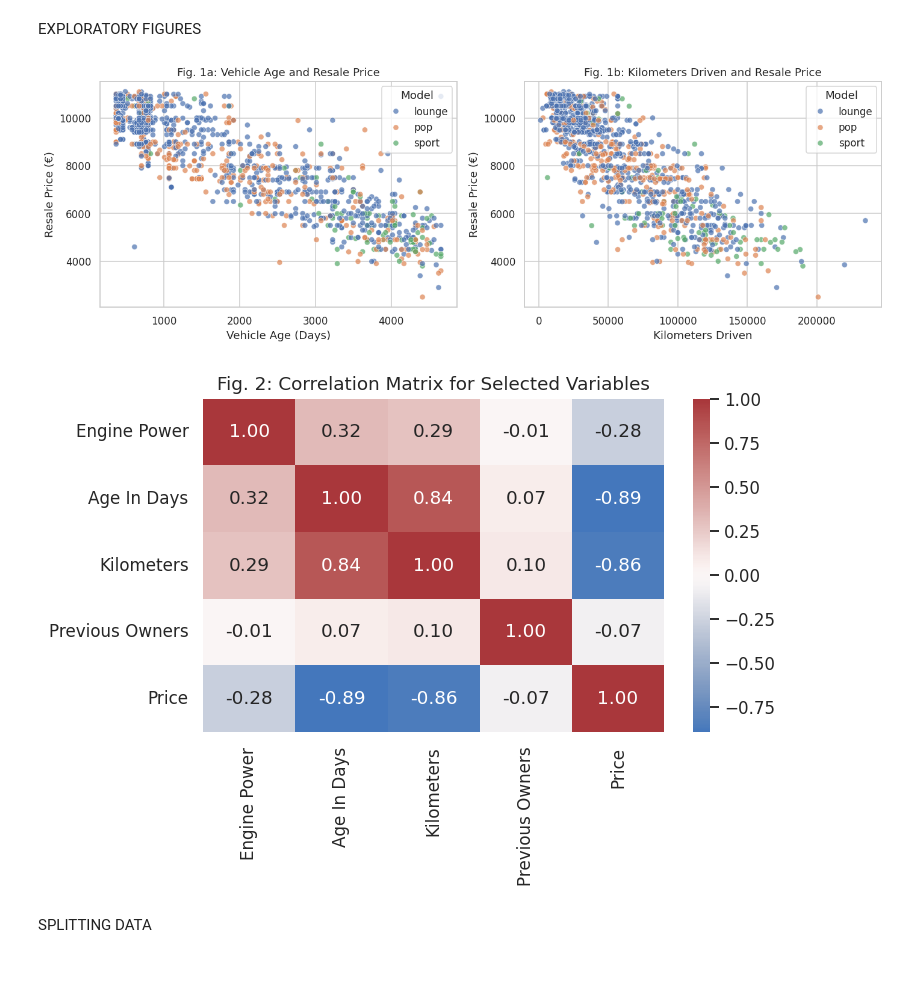
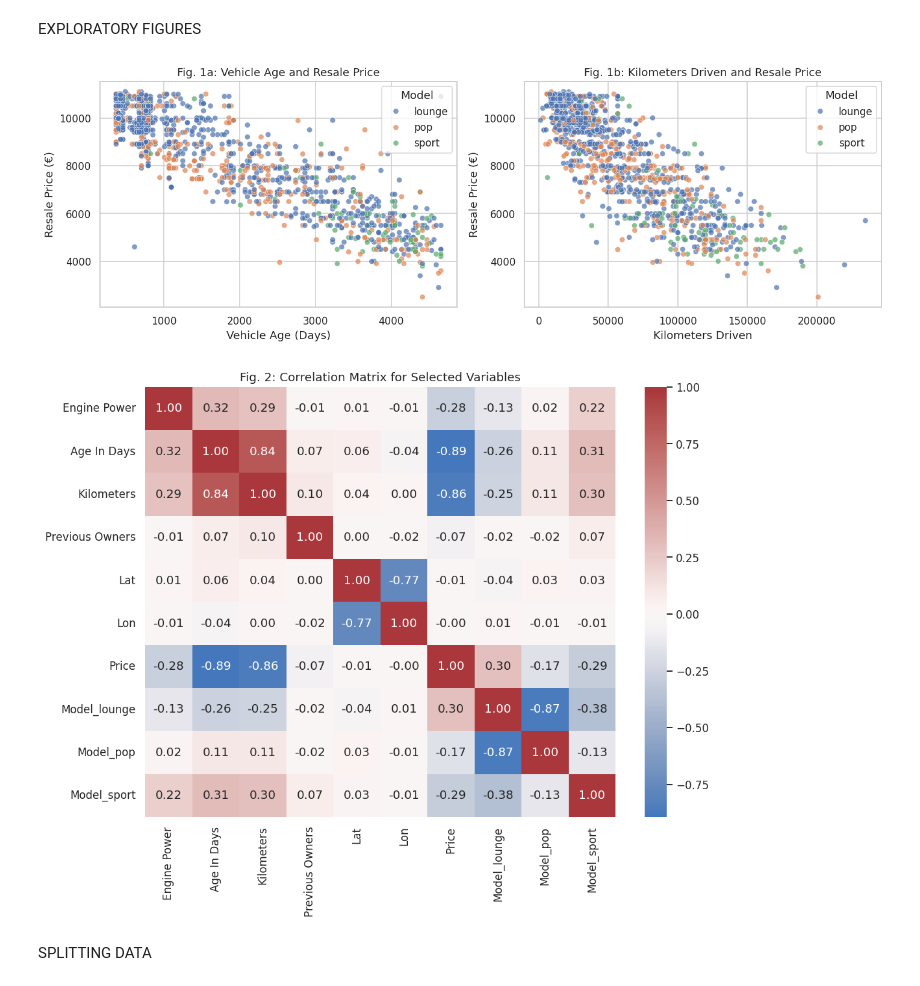
Before and after one commit to Bauer136/fiat500-resale-regression, a Jupyter notebook: FiatFumblers.ipynb, the cells around one changed output. Cells and saved outputs as stored; diff of their text form; code cells hidden in the pictures.

Commit message:
Updated comments and Heat map to include more params

```diff
--- a/FiatFumblers.ipynb
+++ b/FiatFumblers.ipynb
@@ -89,38 +74,39 @@ Rows: 1,520 | Columns: 8
 EXPLORATORY FIGURES
 # %%
 # Select features to analyze
-focus = ['Engine Power', 'Age In Days', 'Kilometers', 'Previous Owners', 'Price']
+focus = ['Engine Power', 'Age In Days', 'Kilometers', 'Previous Owners', 'Lat', 'Lon', 'Price']
 
 # Create two scatter plots side by side, coloured by trim
 fig, axes = plt.subplots(1, 2, figsize=(13, 4.5))
 
 sns.scatterplot(data=fiat_data, x='Age In Days', y='Price', hue='Model',
                 alpha=0.7, ax=axes[0])
 axes[0].set_title('Fig. 1a: Vehicle Age and Resale Price')
 axes[0].set_xlabel('Vehicle Age (Days)')
 axes[0].set_ylabel('Resale Price (€)')
 
 sns.scatterplot(data=fiat_data, x='Kilometers', y='Price', hue='Model',
                 alpha=0.7, ax=axes[1])
 axes[1].set_title('Fig. 1b: Kilometers Driven and Resale Price')
 axes[1].set_xlabel('Kilometers Driven')
 axes[1].set_ylabel('Resale Price (€)')
 
 plt.tight_layout()
 plt.show()
 
 # Correlation heatmap
-plt.figure(figsize=(7, 5))
+plt.figure(figsize=(10, 8))
 
-sns.heatmap(fiat_data[focus].corr(), annot=True,
-            cmap='vlag', center=0, fmt='.2f')
+heat_data = pd.get_dummies(fiat_data[focus + ['Model']], columns=['Model'], drop_first=False, dtype=int) #Model param is text so each model got broken down into a 0/1 collumn that .corr() can accept
+
+sns.heatmap(heat_data.corr(), annot=True, cmap='vlag', center=0, fmt='.2f')
 
 plt.title('Fig. 2: Correlation Matrix for Selected Variables')
 plt.tight_layout()
 plt.show()
 # %% [output]
 [figure]
-[figure, old version]
+[figure, new version]
 # %% [markdown]
 SPLITTING DATA
 # %%
```
Also changed, not shown: parts of 5 cells of this notebook.
